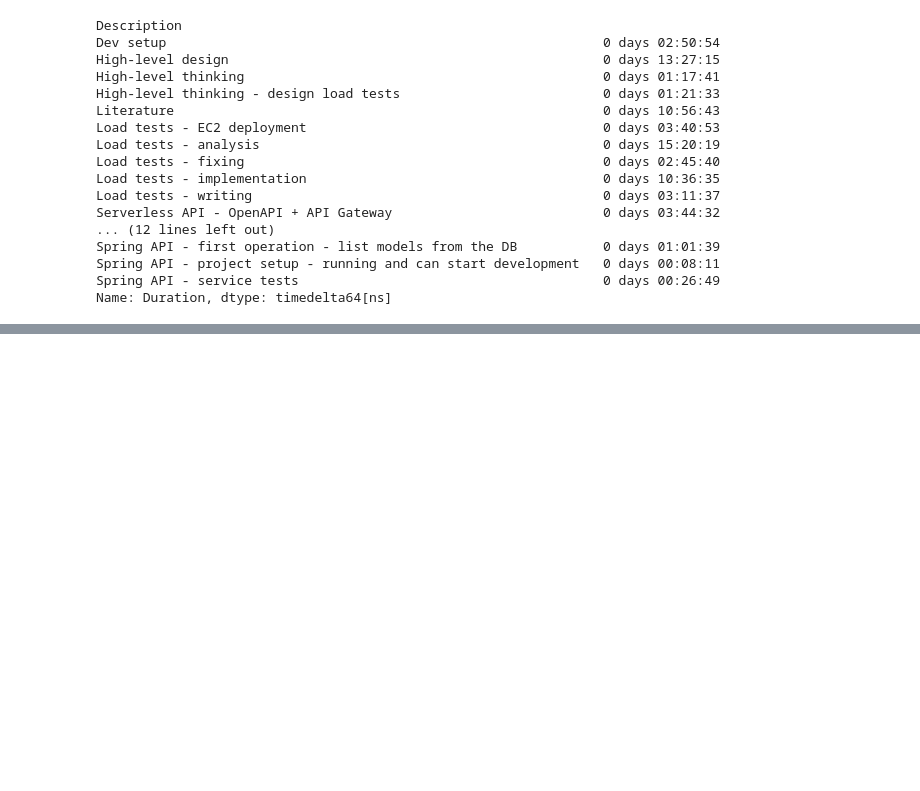
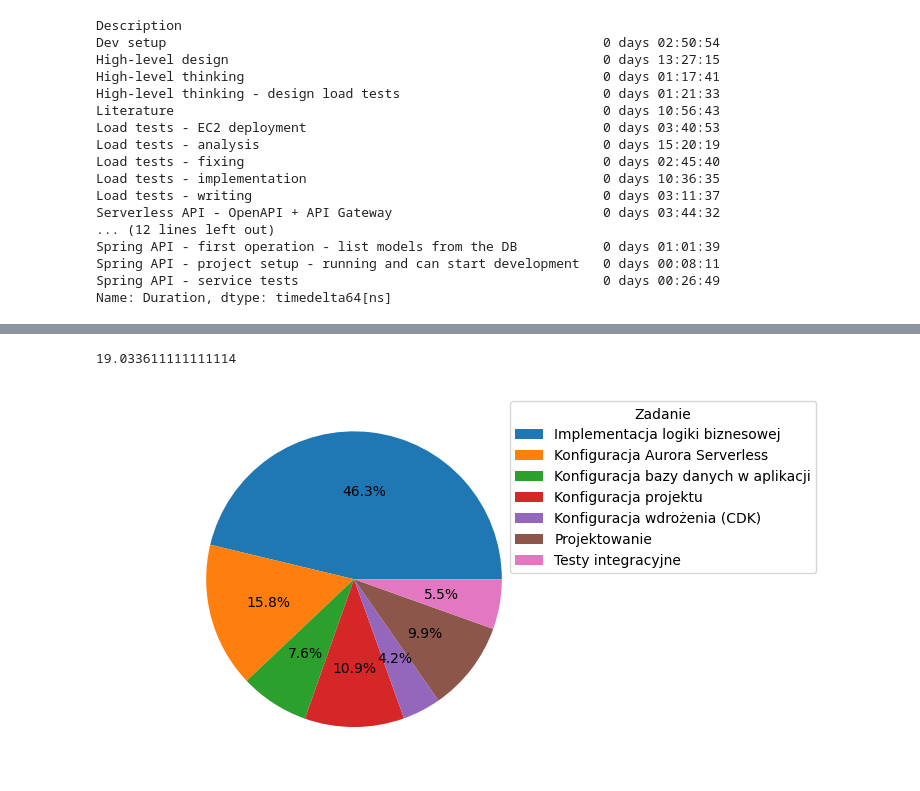
Before and after one commit to moreno-models/api, a Jupyter notebook: analysis/development_time.ipynb, the cells around one changed output, grey strips where cells are left out. Cells and saved outputs as stored; diff of their text form; code cells hidden in the pictures; blank space fills up the shorter version.

```diff
--- a/analysis/development_time.ipynb
+++ b/analysis/development_time.ipynb
@@ -81,0 +120,15 @@ Name: Duration, dtype: timedelta64[ns]
+# %%
+serverless = df.groupby('PolishDescription')['Duration'].sum().reset_index(level=0)
+serverless = serverless[serverless['PolishDescription'] != 'Skip']
+serverless['Hours'] = serverless['Duration'].apply(lambda duration: duration / np.timedelta64(1, 's') / 60 / 60)
+
+
+fig, ax = plt.subplots()
+ax.axis("equal")
+wedges, texts, autotexts = ax.pie(serverless['Hours'], autopct='%1.1f%%')
+ax.legend(wedges, serverless['PolishDescription'], title="Zadanie", bbox_to_anchor=(0.8, 0, 0.5, 1))
+
+serverless.Hours.sum()
+# %% [output]
+19.033611111111114
+[figure, added]
```
Also changed, not shown: parts of 6 cells of this notebook, 3 other files.
